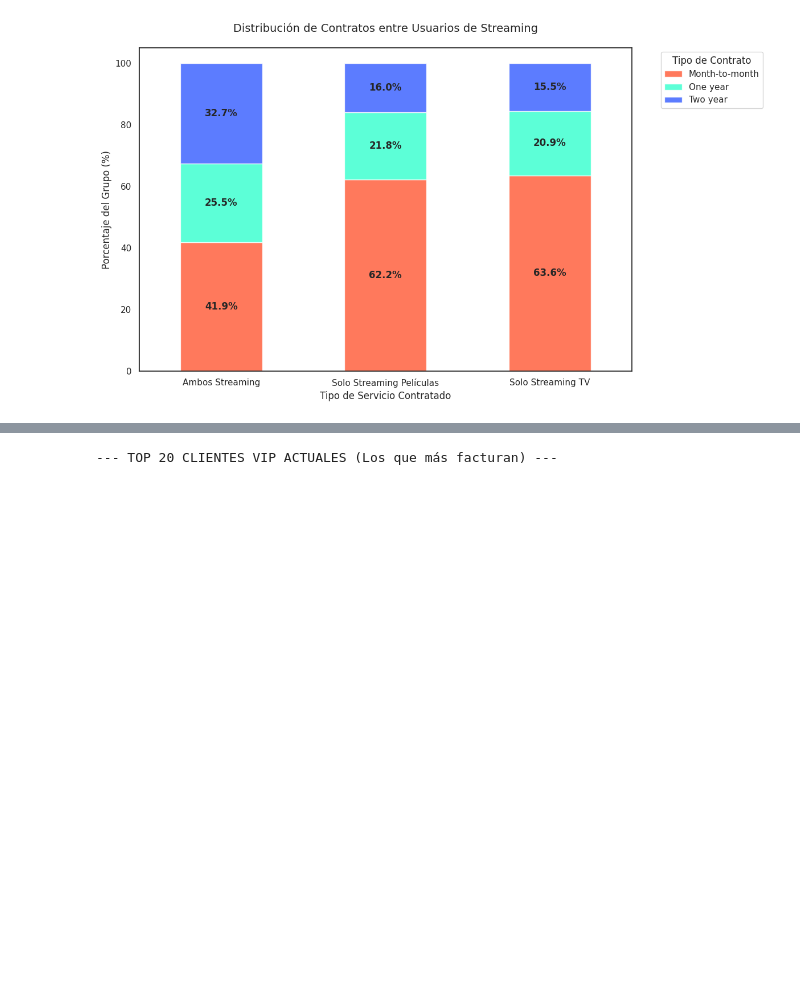
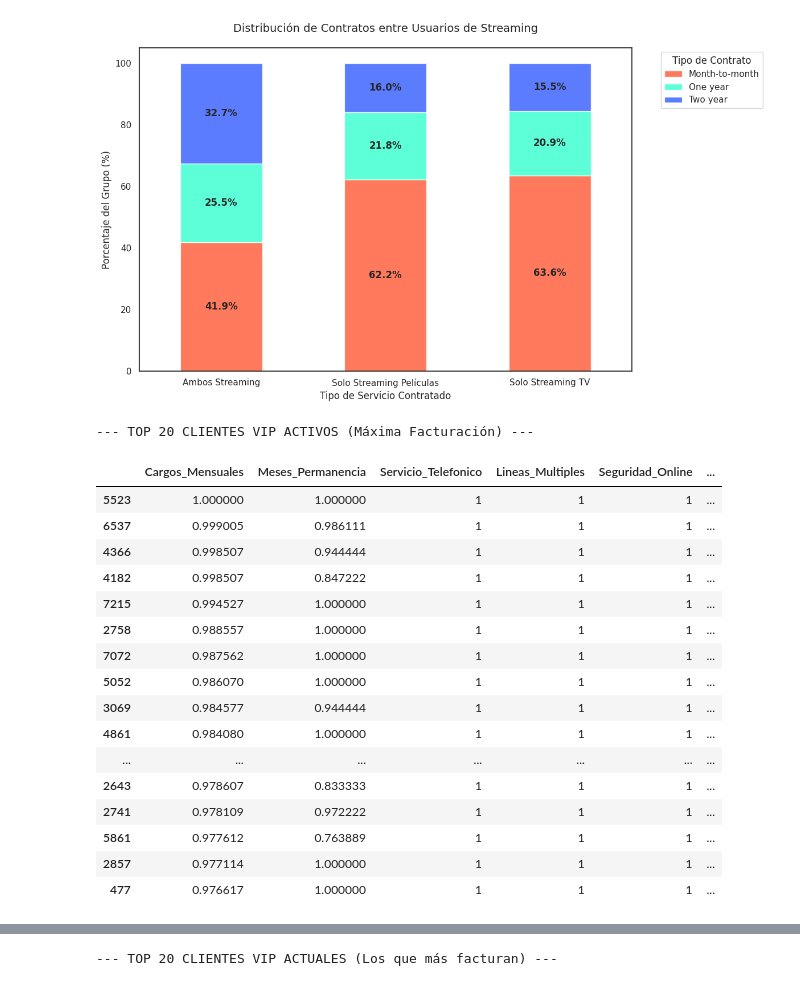
Before and after one commit to lstredel/hallenge-Telecom-X-Parte2, a Jupyter notebook: Challenge_TelecomX.ipynb, the cells around one changed output, grey strips where cells are left out. Drawn from its saved outputs; the diff is of its cells as text; code cells hidden in the pictures; blank space fills up the shorter version.

```diff
--- a/Challenge_TelecomX.ipynb
+++ b/Challenge_TelecomX.ipynb
@@ -2632,3 +2699,39 @@ plt.tight_layout()
 plt.show()
 # %% [output]
 [figure]
+# %%
+# Definimos las columnas de servicios reales + Contrato y Permanencia
+cols_analisis = [
+    'Cargos_Mensuales', 'Tipo_Contrato', 'Meses_Permanencia',
+    'Servicio_Telefonico', 'Lineas_Multiples', 'Seguridad_Online',
+    'Respaldo_Online', 'Proteccion_Dispositivo', 'Soporte_Tecnico',
+    'Streaming_TV', 'Streaming_Peliculas', 'Internet_DSL', 'Internet_Fiber optic'
+]
+
+# Filtramos solo los que NO se han ido (Deserción == 0 o 'No')
+# Ajusta 'Desercion' según el nombre exacto de tu columna objetivo
+clientes_activos = df[df['Desercion'] == 0]
+
+top_20_activos = clientes_activos.sort_values(by='Cargos_Mensuales', ascending=False).head(20)
+
+print("--- TOP 20 CLIENTES VIP ACTIVOS (Máxima Facturación) ---")
+display(top_20_activos[[c for c in cols_analisis if c in top_20_activos.columns]])
+# %% [output]
+--- TOP 20 CLIENTES VIP ACTIVOS (Máxima Facturación) ---
+|  | Cargos_Mensuales | Meses_Permanencia | Servicio_Telefonico | Lineas_Multiples | Seguridad_Online | ... |
+| 5523 | 1.000000 | 1.000000 | 1 | 1 | 1 | ... |
+| 6537 | 0.999005 | 0.986111 | 1 | 1 | 1 | ... |
+| 4366 | 0.998507 | 0.944444 | 1 | 1 | 1 | ... |
+| 4182 | 0.998507 | 0.847222 | 1 | 1 | 1 | ... |
+| 7215 | 0.994527 | 1.000000 | 1 | 1 | 1 | ... |
+| 2758 | 0.988557 | 1.000000 | 1 | 1 | 1 | ... |
+| 7072 | 0.987562 | 1.000000 | 1 | 1 | 1 | ... |
+| 5052 | 0.986070 | 1.000000 | 1 | 1 | 1 | ... |
+| 3069 | 0.984577 | 0.944444 | 1 | 1 | 1 | ... |
+| 4861 | 0.984080 | 1.000000 | 1 | 1 | 1 | ... |
+| ... | ... | ... | ... | ... | ... | ... |
+| 2643 | 0.978607 | 0.833333 | 1 | 1 | 1 | ... |
+| 2741 | 0.978109 | 0.972222 | 1 | 1 | 1 | ... |
+| 5861 | 0.977612 | 0.763889 | 1 | 1 | 1 | ... |
+| 2857 | 0.977114 | 1.000000 | 1 | 1 | 1 | ... |
+| 477 | 0.976617 | 1.000000 | 1 | 1 | 1 | ... |
```
Also changed, not shown: parts of 5 cells of this notebook.
